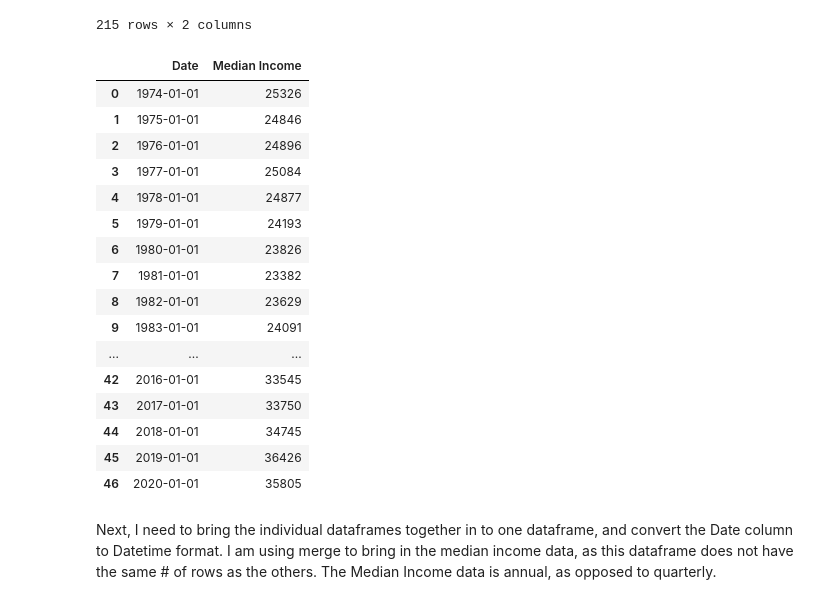
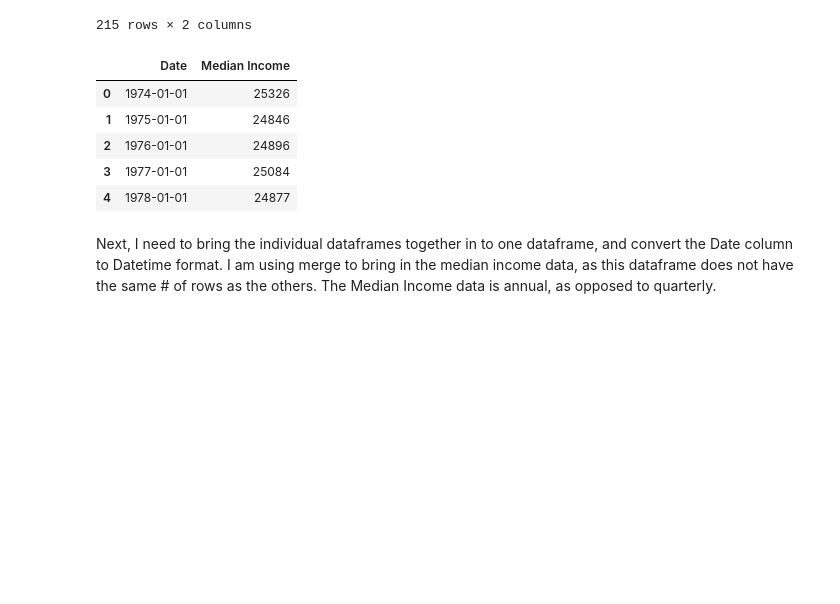
Before and after one commit to drewc77/Capstone-3, a Jupyter notebook: Capstone 3 Notebook.ipynb, the cells around one changed output. Drawn from its saved outputs; the diff is of its cells as text; code cells hidden in the pictures; blank space fills up the shorter version.

```diff
--- a/Capstone 3 Notebook.ipynb
+++ b/Capstone 3 Notebook.ipynb
@@ -100,26 +102,15 @@ lfp
 # %%
 med_income = pd.read_csv('MedianIncome.csv')
 med_income.columns = ['Date', 'Median Income']
 med_income.Date = pd.to_datetime(med_income.Date)
-med_income
+med_income.head()
 # %% [output]
 |  | Date | Median Income |
 | 0 | 1974-01-01 | 25326 |
 | 1 | 1975-01-01 | 24846 |
 | 2 | 1976-01-01 | 24896 |
 | 3 | 1977-01-01 | 25084 |
 | 4 | 1978-01-01 | 24877 |
-| 5 | 1979-01-01 | 24193 |
-| 6 | 1980-01-01 | 23826 |
-| 7 | 1981-01-01 | 23382 |
-| 8 | 1982-01-01 | 23629 |
-| 9 | 1983-01-01 | 24091 |
-| ... | ... | ... |
-| 42 | 2016-01-01 | 33545 |
-| 43 | 2017-01-01 | 33750 |
-| 44 | 2018-01-01 | 34745 |
-| 45 | 2019-01-01 | 36426 |
-| 46 | 2020-01-01 | 35805 |
 # %% [markdown]
 Next, I need to bring the individual dataframes together in to one dataframe, and convert the Date column to Datetime format.  I am using merge to bring in the median income data, as this dataframe does not have the same # of rows as the others.  The Median Income data is annual, as opposed to quarterly.
 # %%
```
Also changed, not shown: parts of 56 cells of this notebook.
